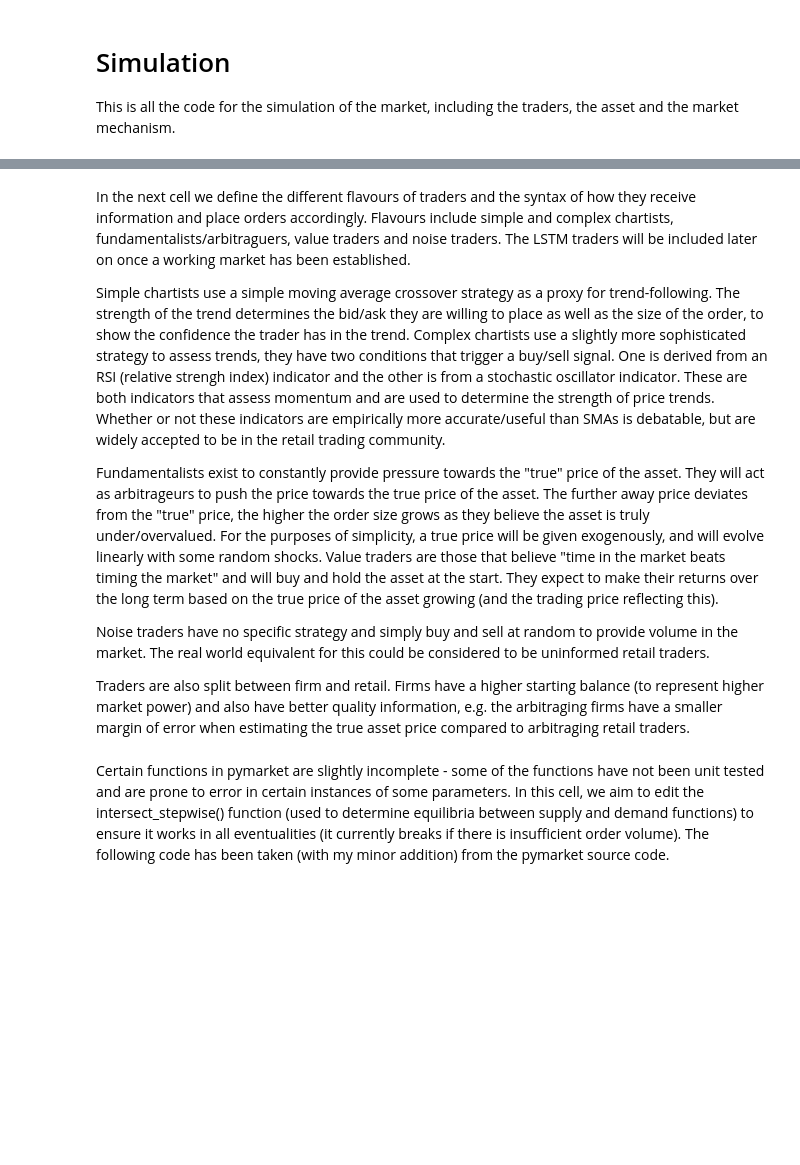
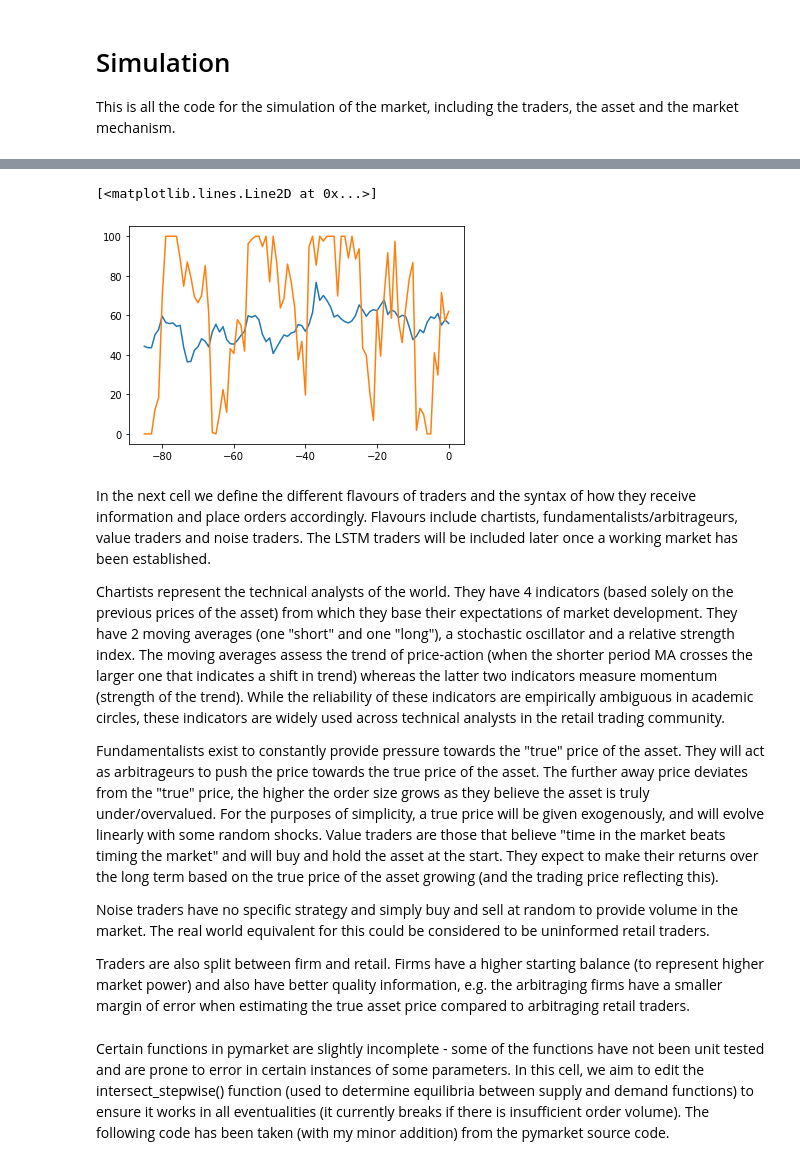
Before and after one commit to karansgarg/rae_repo, a Jupyter notebook: market_simulation.ipynb, the cells around one changed output, grey strips where cells are left out. Drawn from its saved outputs; the diff is of its cells as text; code cells hidden in the pictures; blank space fills up the shorter version.

```diff
--- a/market_simulation.ipynb
+++ b/market_simulation.ipynb
@@ -137,7 +136,13 @@ assetdf
+# %%
+plt.plot(period, rsi)
+plt.plot(period, stoch)
+# %% [output]
+[<matplotlib.lines.Line2D at 0x...>]
+[figure, added]
 # %% [markdown]
-In the next cell we define the different flavours of traders and the syntax of how they receive information and place orders accordingly. Flavours include simple and complex chartists, fundamentalists/arbitraguers, value traders and noise traders. The LSTM traders will be included later on once a working market has been established.
+In the next cell we define the different flavours of traders and the syntax of how they receive information and place orders accordingly. Flavours include chartists, fundamentalists/arbitrageurs, value traders and noise traders. The LSTM traders will be included later once a working market has been established.
 
-Simple chartists use a simple moving average crossover strategy as a proxy for trend-following. The strength of the trend determines the bid/ask they are willing to place as well as the size of the order, to show the confidence the trader has in the trend. Complex chartists use a slightly more sophisticated strategy to assess trends, they have two conditions that trigger a buy/sell signal. One is derived from an RSI (relative strengh index) indicator and the other is from a stochastic oscillator indicator. These are both indicators that assess momentum and are used to determine the strength of price trends. Whether or not these indicators are empirically more accurate/useful than SMAs is debatable, but are widely accepted to be in the retail trading community.
+Chartists represent the technical analysts of the world. They have 4 indicators (based solely on the previous prices of the asset) from which they base their expectations of market development. They have 2 moving averages (one "short" and one "long"), a stochastic oscillator and a relative strength index. The moving averages assess the trend of price-action (when the shorter period MA crosses the larger one that indicates a shift in trend) whereas the latter two indicators measure momentum (strength of the trend). While the reliability of these indicators are empirically ambiguous in academic circles, these indicators are widely used across technical analysts in the retail trading community.
 
 Fundamentalists exist to constantly provide pressure towards the "true" price of the asset. They will act as arbitrageurs to push the price towards the true price of the asset. The further away price deviates from the "true" price, the higher the order size grows as they believe the asset is truly under/overvalued. For the purposes of simplicity, a true price will be given exogenously, and will evolve linearly with some random shocks. Value traders are those that believe "time in the market beats timing the market" and will buy and hold the asset at the start. They expect to make their returns over the long term based on the true price of the asset growing (and the trading price reflecting this).
 
```
Also changed, not shown: parts of 6 cells of this notebook.
